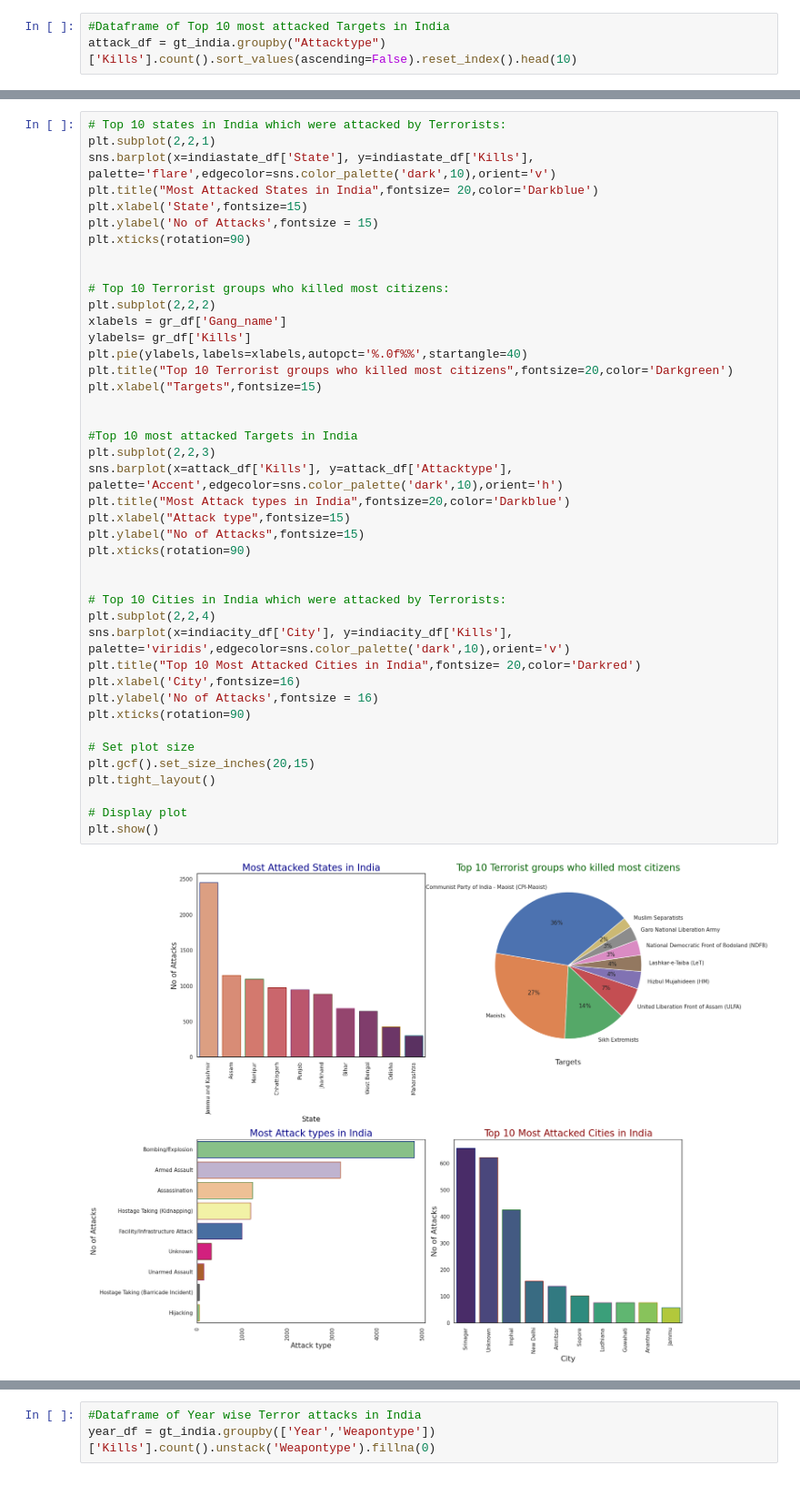
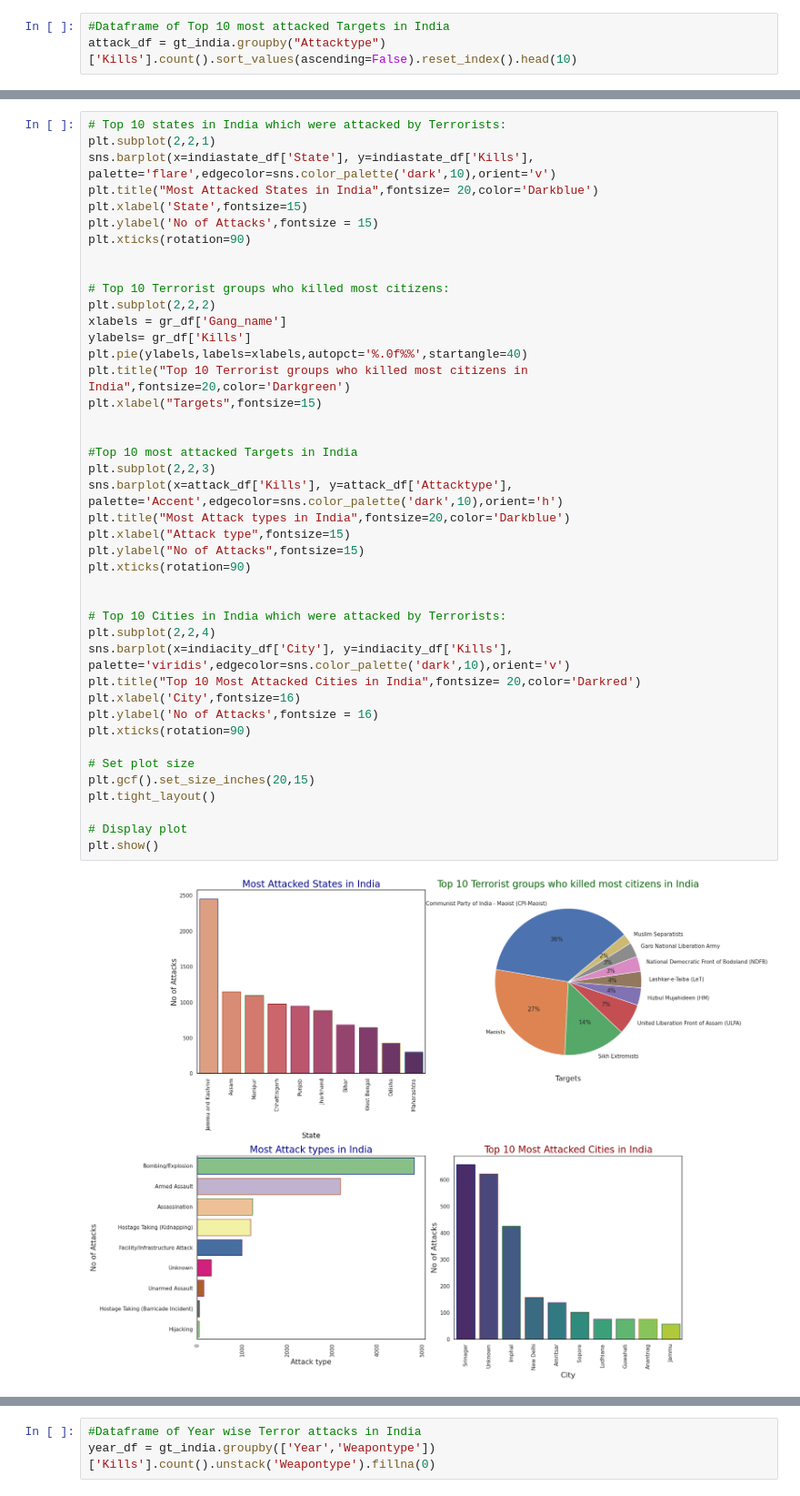
Before and after one commit to somyakmukherjee/Exploratory-Data-Analysis-on-Global-Terrorism, a Jupyter notebook: Capstone_Project_Global_terrorism_EDA_by_Somyak_Mukherjee.ipynb, the cells around one changed output, grey strips where cells are left out. Shown at 91% size. Cells and saved outputs as stored; diff of their text form.

```diff
--- a/Capstone_Project_Global_terrorism_EDA_by_Somyak_Mukherjee.ipynb
+++ b/Capstone_Project_Global_terrorism_EDA_by_Somyak_Mukherjee.ipynb
@@ -531,35 +567,35 @@ plt.subplot(2,2,2)
 xlabels = gr_df['Gang_name']
 ylabels= gr_df['Kills']
 plt.pie(ylabels,labels=xlabels,autopct='%.0f%%',startangle=40)
-plt.title("Top 10 Terrorist groups who killed most citizens",fontsize=20,color='Darkgreen')
+plt.title("Top 10 Terrorist groups who killed most citizens in India",fontsize=20,color='Darkgreen')
 plt.xlabel("Targets",fontsize=15)
 
 
 #Top 10 most attacked Targets in India
 plt.subplot(2,2,3)
 sns.barplot(x=attack_df['Kills'], y=attack_df['Attacktype'],  palette='Accent',edgecolor=sns.color_palette('dark',10),orient='h')
 plt.title("Most Attack types in India",fontsize=20,color='Darkblue')
 plt.xlabel("Attack type",fontsize=15)
 plt.ylabel("No of Attacks",fontsize=15)
 plt.xticks(rotation=90)
 
 
 # Top 10 Cities in India which were attacked by Terrorists:
 plt.subplot(2,2,4)
 sns.barplot(x=indiacity_df['City'], y=indiacity_df['Kills'],  palette='viridis',edgecolor=sns.color_palette('dark',10),orient='v')
 plt.title("Top 10 Most Attacked Cities in India",fontsize= 20,color='Darkred')
 plt.xlabel('City',fontsize=16)
 plt.ylabel('No of Attacks',fontsize = 16)
 plt.xticks(rotation=90)
 
 # Set plot size
 plt.gcf().set_size_inches(20,15)
 plt.tight_layout()
 
 # Display plot
 plt.show()
 # %% [output]
-[figure, old version]
+[figure, new version]
 # %% [markdown]
 ## **Observations & inferences:**
 
```
Also changed, not shown: parts of 26 cells of this notebook.
